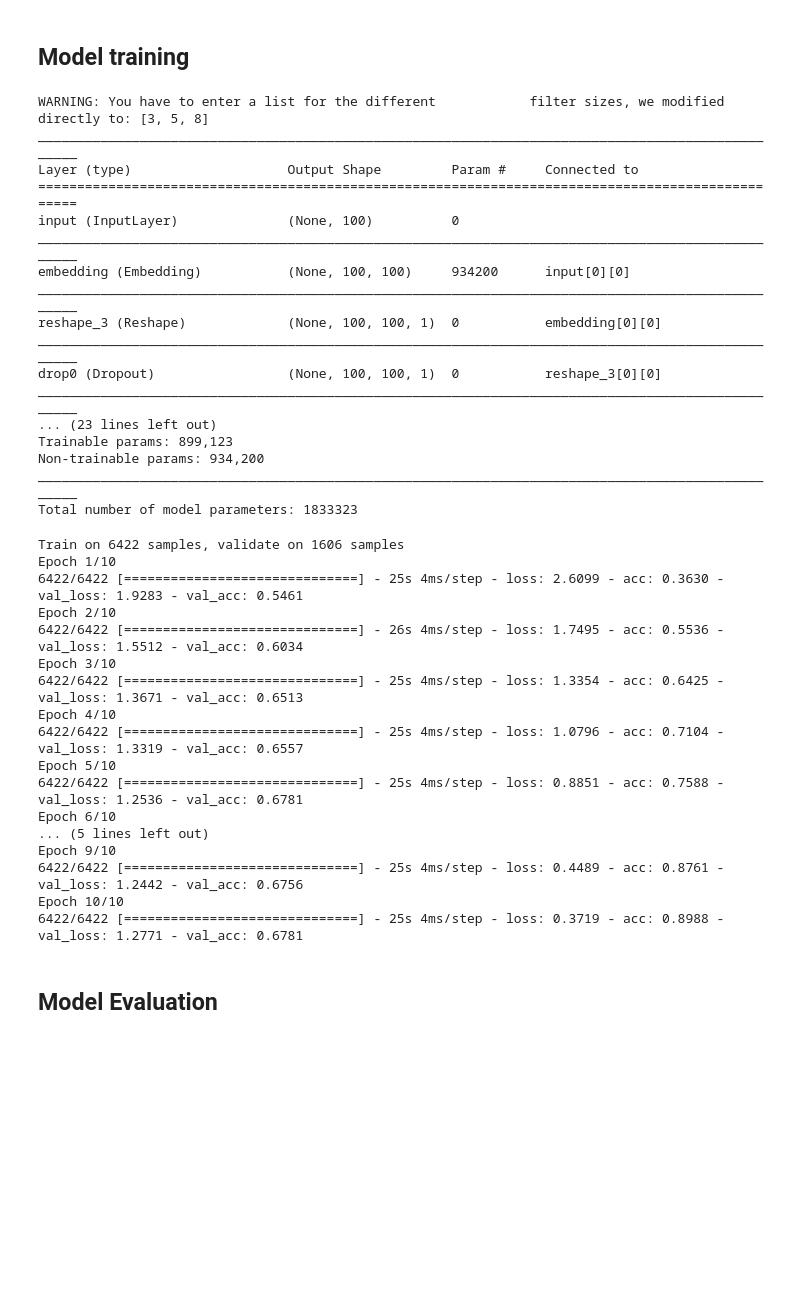
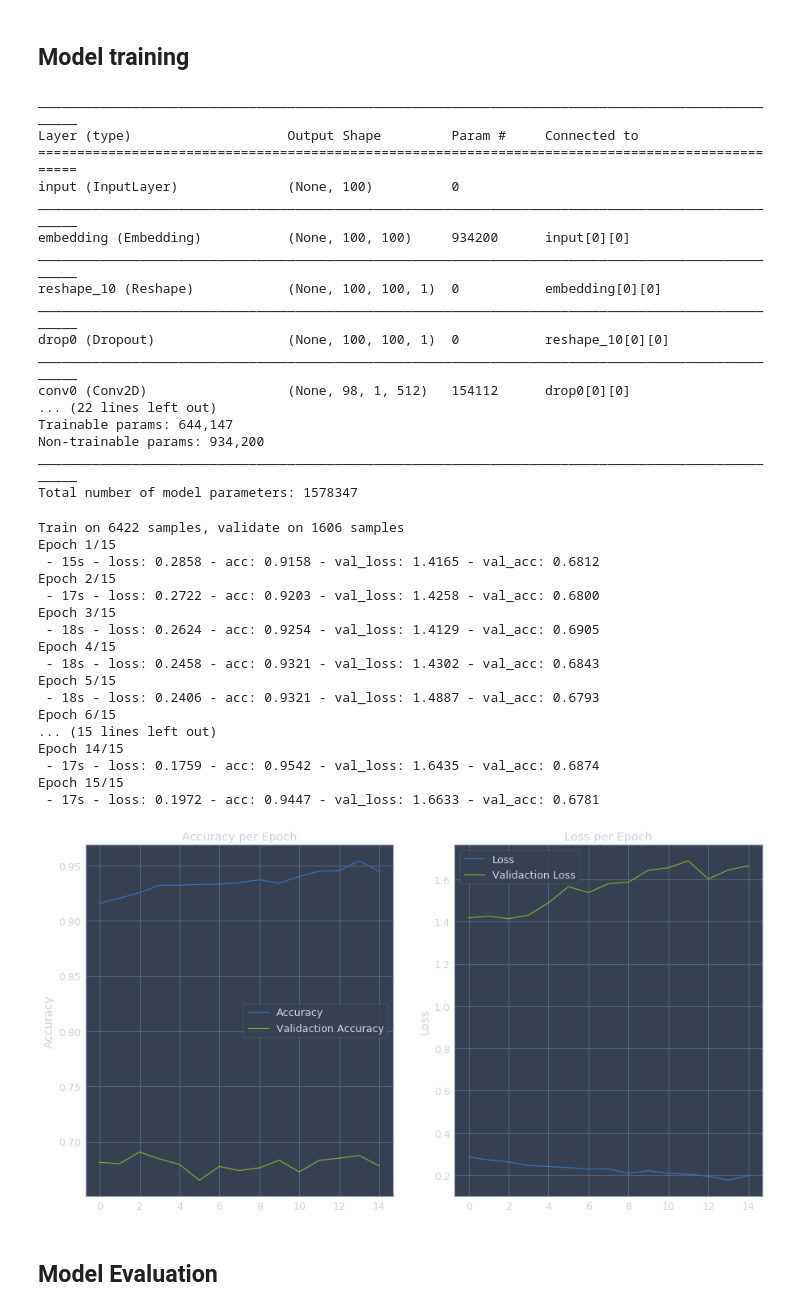
Before and after one commit to alexisthual/posos-data-challenge, a Jupyter notebook: Workflow.ipynb, the cells around one changed output. Drawn from its saved outputs; the diff is of its cells as text; code cells hidden in the pictures; blank space fills up the shorter version.

```diff
--- a/Workflow.ipynb
+++ b/Workflow.ipynb
@@ -297,19 +292,38 @@ class CustomModel(CustomModel):
         )
 # %% [markdown]
 ## Model training
+# %%
+def plotHistory(history):
+    plt.figure(figsize=(15,8))
+
+    plt.subplot(121)
+    plt.plot(history['acc'], label='Accuracy')
+    plt.plot(history['val_acc'], label='Validaction Accuracy')
+    plt.ylabel('Accuracy')
+    plt.title('Accuracy per Epoch')
+    plt.legend()
+
+    plt.subplot(122)
+    plt.plot(history['loss'], label='Loss')
+    plt.plot(history['val_loss'], label='Validaction Loss')
+    plt.ylabel('Loss')
+    plt.title('Loss per Epoch')
+    plt.legend()
+
+    plt.show()
 # %%
 DROP_RATE = 0.3
 NB_FILTERS = 512
 FILTER_SIZE = 3
 
 model = CustomModel(verbose=False, nbCategories=NB_CATEGORIES, trainable=TRAINABLE)
-model.buildCNN2D(embeddings, drop_rate=DROP_RATE, nb_filters=NB_FILTERS,
-                 filter_size=FILTER_SIZE)
+# model.buildCNN1D(embeddings, drop_rate=DROP_RATE, nb_filters=NB_FILTERS,
+#                  filter_size=FILTER_SIZE)
+model.buildCNN2D(embeddings, drop_rate=DROP_RATE, nb_filters=NB_FILTERS)
 model.model.summary()
 
 print('Total number of model parameters:', model.model.count_params())
 # %% [output]
-WARNING: You have to enter a list for the different            filter sizes, we modified directly to: [3, 5, 8]
 __________________________________________________________________________________________________
 Layer (type)                    Output Shape         Param #     Connected to
 ==================================================================================================
@@ -317,38 +331,41 @@ input (InputLayer)              (None, 100)          0
 __________________________________________________________________________________________________
 embedding (Embedding)           (None, 100, 100)     934200      input[0][0]
 __________________________________________________________________________________________________
-reshape_3 (Reshape)             (None, 100, 100, 1)  0           embedding[0][0]
+reshape_10 (Reshape)            (None, 100, 100, 1)  0           embedding[0][0]
 __________________________________________________________________________________________________
-drop0 (Dropout)                 (None, 100, 100, 1)  0           reshape_3[0][0]
+drop0 (Dropout)                 (None, 100, 100, 1)  0           reshape_10[0][0]
 __________________________________________________________________________________________________
-... (23 lines left out)
-Trainable params: 899,123
+conv0 (Conv2D)                  (None, 98, 1, 512)   154112      drop0[0][0]
+... (22 lines left out)
+Trainable params: 644,147
 Non-trainable params: 934,200
 __________________________________________________________________________________________________
-Total number of model parameters: 1833323
+Total number of model parameters: 1578347
 # %%
 BATCH_SIZE = 32
-EPOCHS = 10
+EPOCHS = 15
 
-model.train(xTrain, yTrain, epochs=EPOCHS, batch_size= BATCH_SIZE,
-            validation_data=(xTest, yTest))
+trainingHistory = model.train(xTrain, yTrain, epochs=EPOCHS, batch_size=BATCH_SIZE,
+                              validation_data=(xTest, yTest))
+plotHistory(trainingHistory.history)
 # %% [output]
 Train on 6422 samples, validate on 1606 samples
-Epoch 1/10
-6422/6422 [==============================] - 25s 4ms/step - loss: 2.6099 - acc: 0.3630 - val_loss: 1.9283 - val_acc: 0.5461
-Epoch 2/10
-6422/6422 [==============================] - 26s 4ms/step - loss: 1.7495 - acc: 0.5536 - val_loss: 1.5512 - val_acc: 0.6034
-Epoch 3/10
-6422/6422 [==============================] - 25s 4ms/step - loss: 1.3354 - acc: 0.6425 - val_loss: 1.3671 - val_acc: 0.6513
-Epoch 4/10
-6422/6422 [==============================] - 25s 4ms/step - loss: 1.0796 - acc: 0.7104 - val_loss: 1.3319 - val_acc: 0.6557
-Epoch 5/10
-6422/6422 [==============================] - 25s 4ms/step - loss: 0.8851 - acc: 0.7588 - val_loss: 1.2536 - val_acc: 0.6781
-Epoch 6/10
-... (5 lines left out)
-Epoch 9/10
-6422/6422 [==============================] - 25s 4ms/step - loss: 0.4489 - acc: 0.8761 - val_loss: 1.2442 - val_acc: 0.6756
-Epoch 10/10
-6422/6422 [==============================] - 25s 4ms/step - loss: 0.3719 - acc: 0.8988 - val_loss: 1.2771 - val_acc: 0.6781
+Epoch 1/15
+ - 15s - loss: 0.2858 - acc: 0.9158 - val_loss: 1.4165 - val_acc: 0.6812
+Epoch 2/15
+ - 17s - loss: 0.2722 - acc: 0.9203 - val_loss: 1.4258 - val_acc: 0.6800
+Epoch 3/15
+ - 18s - loss: 0.2624 - acc: 0.9254 - val_loss: 1.4129 - val_acc: 0.6905
+Epoch 4/15
+ - 18s - loss: 0.2458 - acc: 0.9321 - val_loss: 1.4302 - val_acc: 0.6843
+Epoch 5/15
+ - 18s - loss: 0.2406 - acc: 0.9321 - val_loss: 1.4887 - val_acc: 0.6793
+Epoch 6/15
+... (15 lines left out)
+Epoch 14/15
+ - 17s - loss: 0.1759 - acc: 0.9542 - val_loss: 1.6435 - val_acc: 0.6874
+Epoch 15/15
+ - 17s - loss: 0.1972 - acc: 0.9447 - val_loss: 1.6633 - val_acc: 0.6781
+[figure, added]
 # %% [markdown]
 ## Model Evaluation
```
Also changed, not shown: parts of 11 cells of this notebook.
